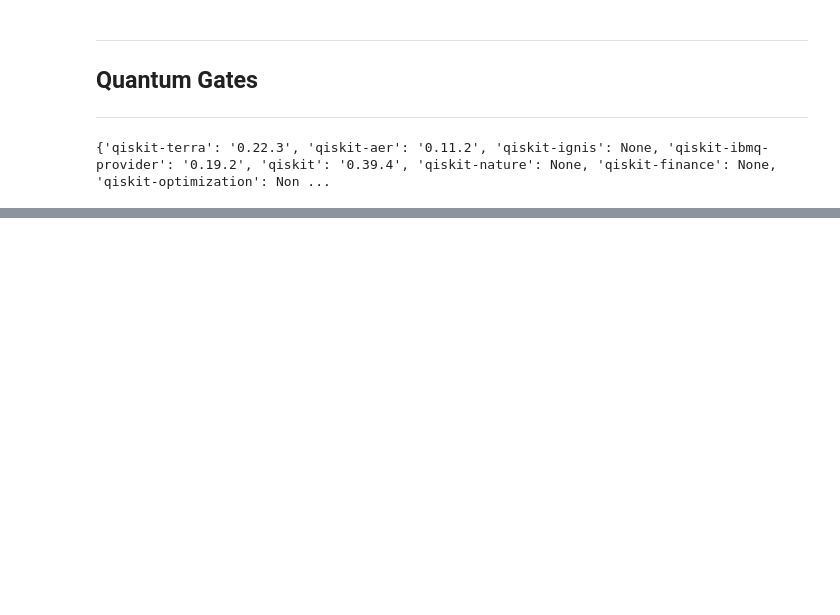
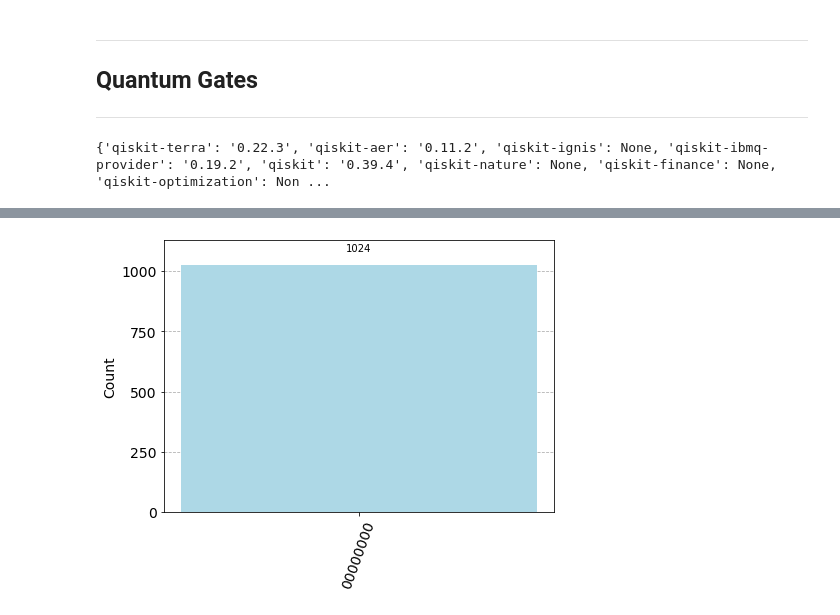
Before and after one commit to alexandrac77/emerging-technologies, a Jupyter notebook: content/Class Notebooks/Quantum Computing.ipynb, the cells around one changed output, grey strips where cells are left out. Saved outputs shown, nothing was run; the diff lists cells and outputs as text; code cells hidden in the pictures; blank space fills up the shorter version.

```diff
--- a/content/Class Notebooks/Quantum Computing.ipynb
+++ b/content/Class Notebooks/Quantum Computing.ipynb
@@ -50,0 +200,6 @@ qiskit.__qiskit_version__
+# %%
+qc_encode = QuantumCircuit(8)
+qc_encode.x(1)
+qc_encode.x(1)
+
+qc_encode.draw()
@@ -50,0 +222,3 @@ qiskit.__qiskit_version__
+# %%
+qc_encode.measure_all()
+qc_encode.draw()
@@ -50,0 +245,7 @@ qiskit.__qiskit_version__
+# %%
+sim = Aer.get_backend('aer_simulator')
+result = sim.run(qc_encode).result()
+counts = result.get_counts()
+plot_histogram(counts, color="lightblue")
+# %% [output]
+[figure, added]
```
Also changed, not shown: parts of 22 cells of this notebook.
